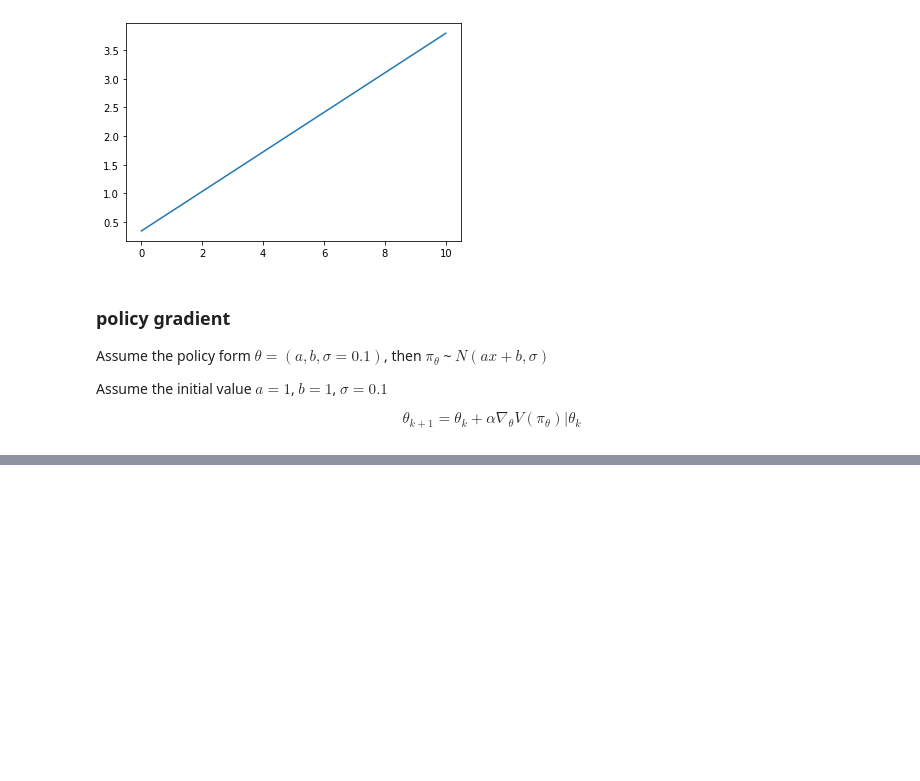
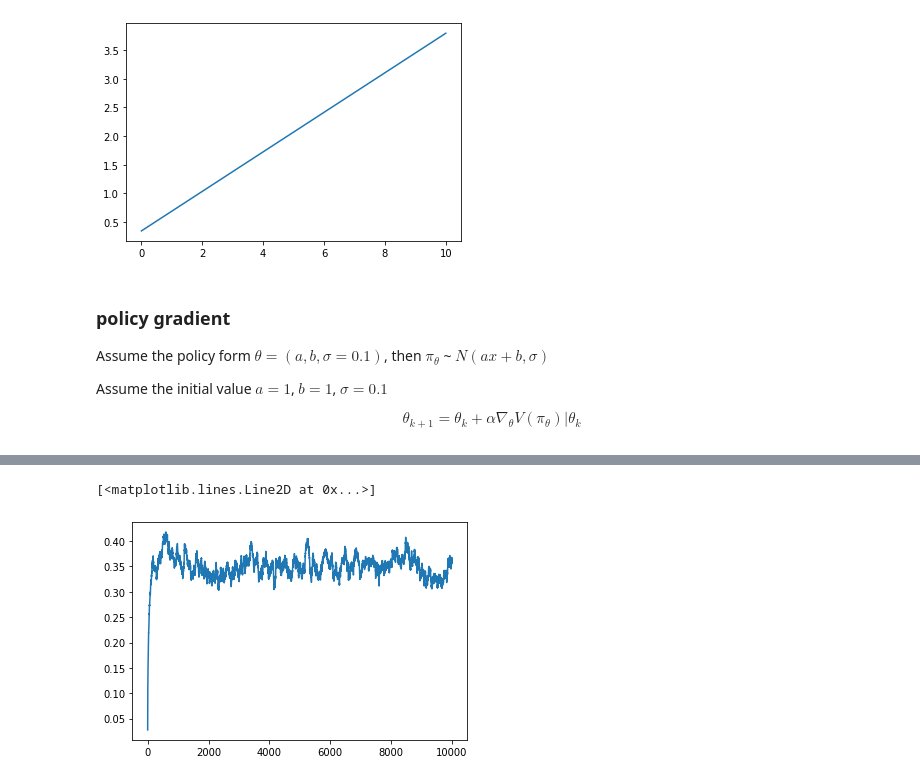
Before and after one commit to dongxulee/lifeCycle, a Jupyter notebook: 20210115/onePeriodPolicyGradient.ipynb, the cells around one changed output, grey strips where cells are left out. Saved outputs shown, nothing was run; the diff lists cells and outputs as text; code cells hidden in the pictures; blank space fills up the shorter version.

```diff
--- a/20210115/onePeriodPolicyGradient.ipynb
+++ b/20210115/onePeriodPolicyGradient.ipynb
@@ -164,0 +194,5 @@ plot3(theta)
+# %%
+plt.plot(THETA3[0,:])
+# %% [output]
+[<matplotlib.lines.Line2D at 0x...>]
+[figure, added]
```
Also changed, not shown: parts of 7 cells of this notebook.
